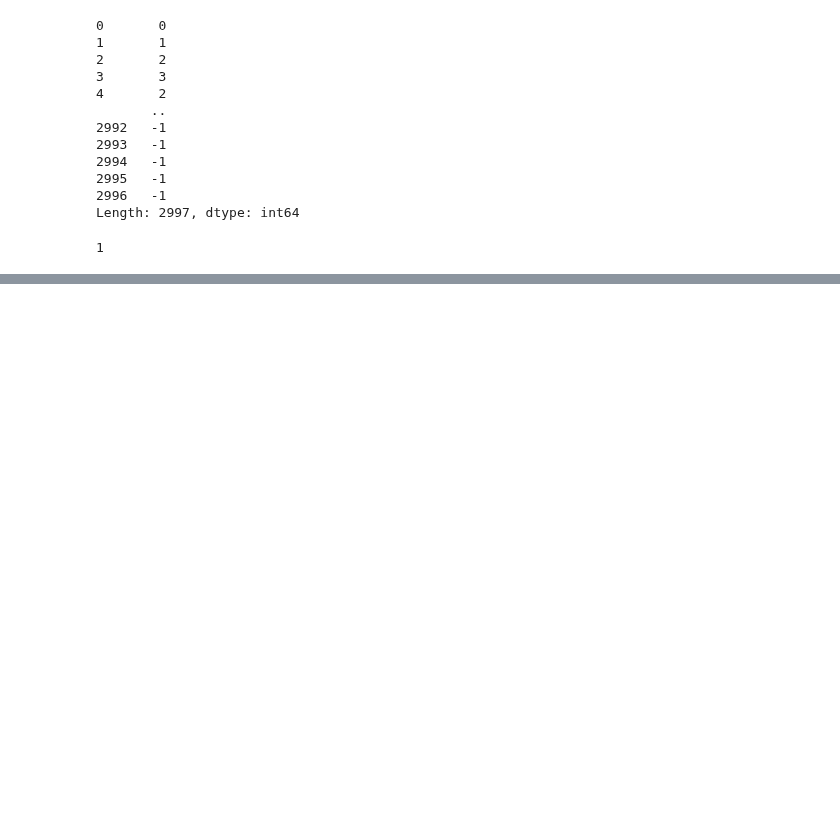
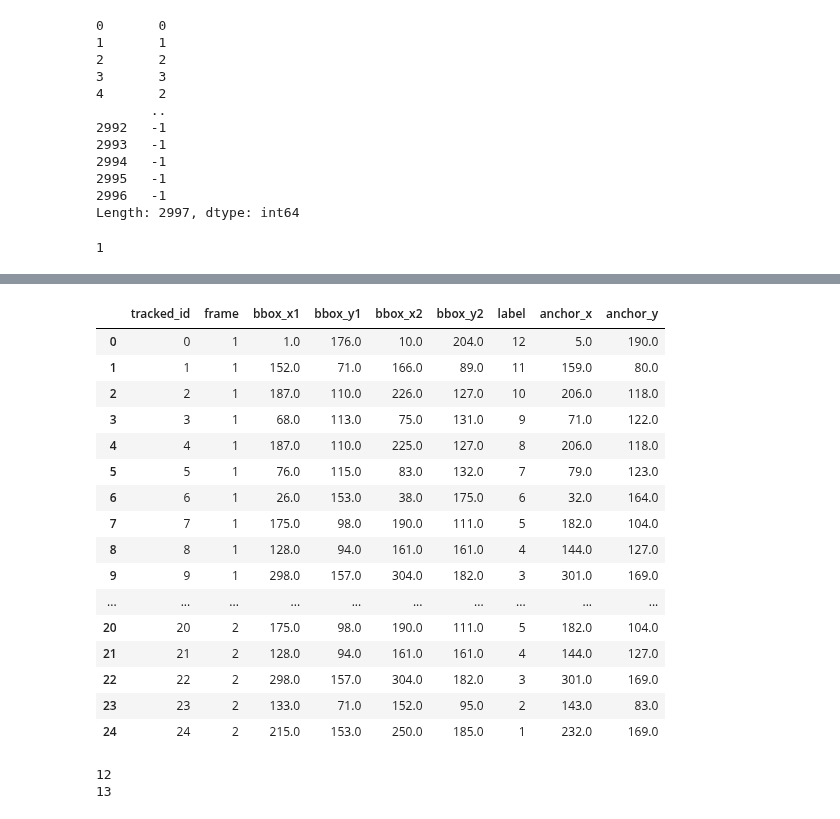
Before and after one commit to MEng-Team-Project/MEng-Team-Project-ML, a Jupyter notebook: notebooks/2. SQLite3 Attempt.ipynb, the cells around one changed output, grey strips where cells are left out. Cells and saved outputs as stored; diff of their text form; code cells hidden in the pictures; blank space fills up the shorter version.

```diff
--- a/notebooks/2. SQLite3 Attempt.ipynb
+++ b/notebooks/2. SQLite3 Attempt.ipynb
@@ -263,0 +293,27 @@ tracked_df_matching_det.iloc[1]
+# %%
+tracked_df[tracked_df["frame"] < 3]
+# %% [output]
+|  | tracked_id | frame | bbox_x1 | bbox_y1 | bbox_x2 | bbox_y2 | label | anchor_x | anchor_y |
+| 0 | 0 | 1 | 1.0 | 176.0 | 10.0 | 204.0 | 12 | 5.0 | 190.0 |
+| 1 | 1 | 1 | 152.0 | 71.0 | 166.0 | 89.0 | 11 | 159.0 | 80.0 |
+| 2 | 2 | 1 | 187.0 | 110.0 | 226.0 | 127.0 | 10 | 206.0 | 118.0 |
+| 3 | 3 | 1 | 68.0 | 113.0 | 75.0 | 131.0 | 9 | 71.0 | 122.0 |
+| 4 | 4 | 1 | 187.0 | 110.0 | 225.0 | 127.0 | 8 | 206.0 | 118.0 |
+| 5 | 5 | 1 | 76.0 | 115.0 | 83.0 | 132.0 | 7 | 79.0 | 123.0 |
+| 6 | 6 | 1 | 26.0 | 153.0 | 38.0 | 175.0 | 6 | 32.0 | 164.0 |
+| 7 | 7 | 1 | 175.0 | 98.0 | 190.0 | 111.0 | 5 | 182.0 | 104.0 |
+| 8 | 8 | 1 | 128.0 | 94.0 | 161.0 | 161.0 | 4 | 144.0 | 127.0 |
+| 9 | 9 | 1 | 298.0 | 157.0 | 304.0 | 182.0 | 3 | 301.0 | 169.0 |
+| ... | ... | ... | ... | ... | ... | ... | ... | ... | ... |
+| 20 | 20 | 2 | 175.0 | 98.0 | 190.0 | 111.0 | 5 | 182.0 | 104.0 |
+| 21 | 21 | 2 | 128.0 | 94.0 | 161.0 | 161.0 | 4 | 144.0 | 127.0 |
+| 22 | 22 | 2 | 298.0 | 157.0 | 304.0 | 182.0 | 3 | 301.0 | 169.0 |
+| 23 | 23 | 2 | 133.0 | 71.0 | 152.0 | 95.0 | 2 | 143.0 | 83.0 |
+| 24 | 24 | 2 | 215.0 | 153.0 | 250.0 | 185.0 | 1 | 232.0 | 169.0 |
+# %%
+for frame in [1, 2]:
+    l = tracked_df[tracked_df["frame"] == frame].shape[0]
+    print(l)
+# %% [output]
+12
+13
```
Also changed, not shown: parts of 5 cells of this notebook, 2 other files.
